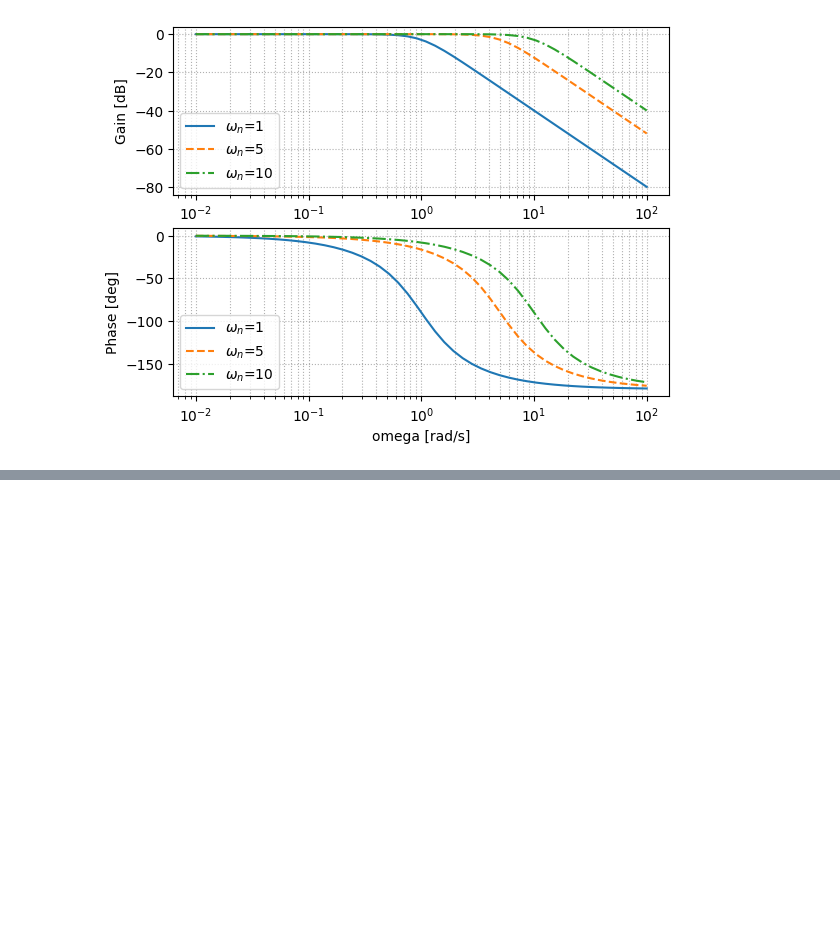
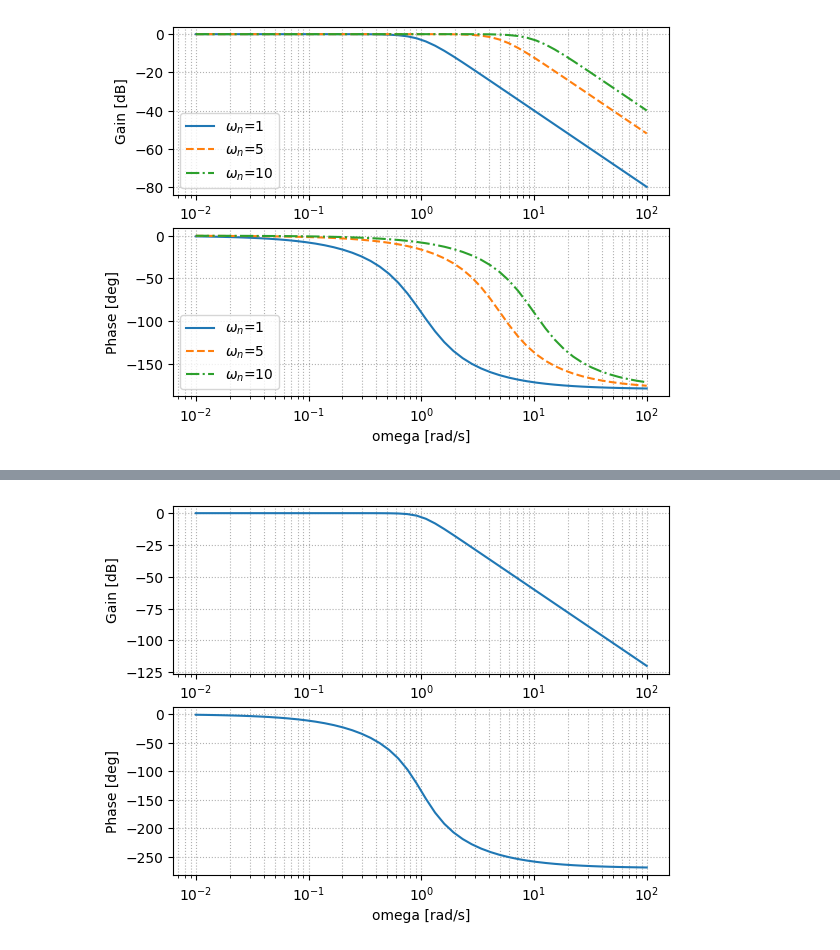
Before and after one commit to Seasawher/control.py, a Jupyter notebook: src/Chapter4/Section5.ipynb, the cells around one changed output, grey strips where cells are left out. Drawn from its saved outputs; the diff is of its cells as text; code cells hidden in the pictures; blank space fills up the shorter version.

```diff
--- a/src/Chapter4/Section5.ipynb
+++ b/src/Chapter4/Section5.ipynb
@@ -126,0 +143,16 @@ bodeplot_set(ax, 3, 3)
+# %%
+from control.matlab import tf, bode, logspace, mag2db
+
+fig, ax = plt.subplots(2, 1)
+
+s = tf('s')
+P = 1/(s**3 + 2*s**2 + 2*s + 1)
+
+mag, phase, w = bode(P, logspace(-2, 2), plot=False)
+
+ax[0].semilogx(w, mag2db(mag))
+ax[1].semilogx(w, np.rad2deg(phase))
+
+bodeplot_set(ax)
+# %% [output]
+[figure, added]
```
Also changed, not shown: parts of 1 cell of this notebook.
